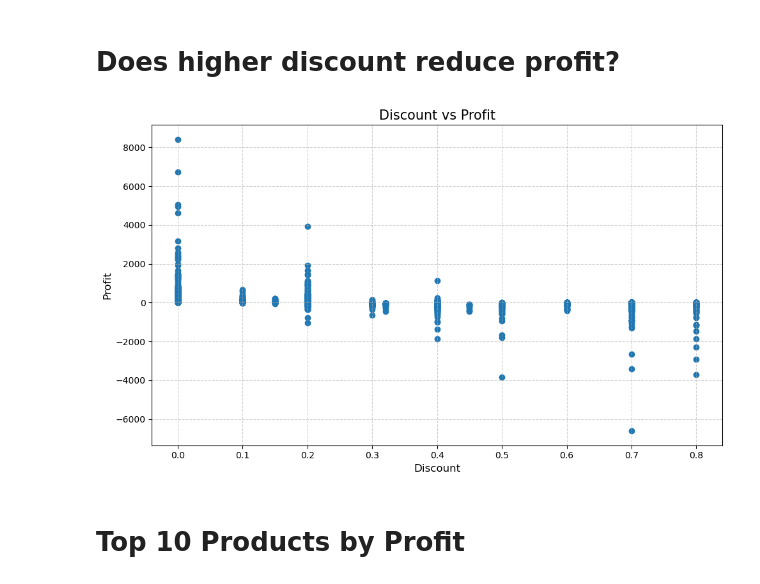
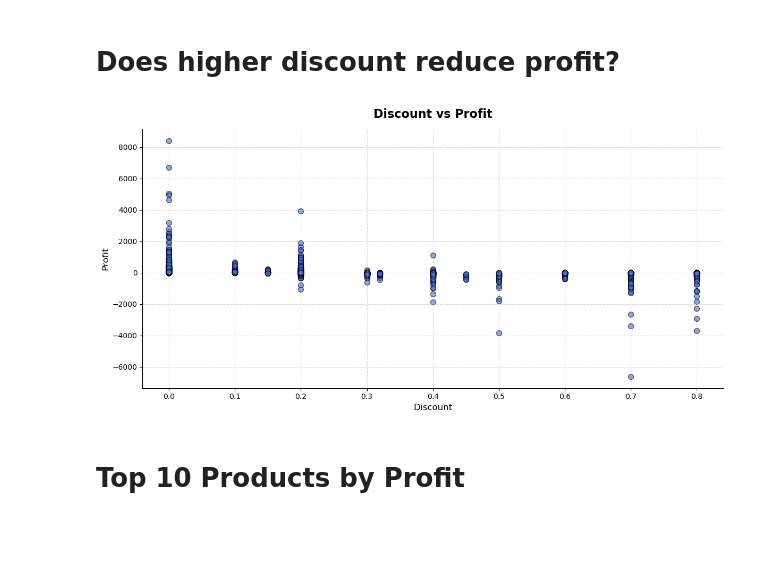
Before and after one commit to nilesh-2006/E-Commerce-Sales-Analysis, a Jupyter notebook: notebooks/05_profit_analysis.ipynb, the cells around one changed output. Saved outputs shown, nothing was run; the diff lists cells and outputs as text; code cells hidden in the pictures; blank space fills up the shorter version.

```diff
--- a/notebooks/05_profit_analysis.ipynb
+++ b/notebooks/05_profit_analysis.ipynb
@@ -235,28 +313,37 @@ plt.show()
 # %% [markdown]
 # Does higher discount reduce profit?
 # %%
-plt.figure(figsize=(10,6))
+plt.figure(figsize=(12,6))
 
-plt.scatter(df["Discount"], df["Profit"])
+plt.scatter(df["Discount"], df["Profit"],
+            color="royalblue",
+            alpha=0.6,
+            edgecolors="black",
+            s=50)
 
-plt.title("Discount vs Profit", fontsize=15)
+plt.title("Discount vs Profit", fontsize=16, fontweight="bold", pad=15)
 
 plt.xlabel("Discount", fontsize=12)
 
 plt.ylabel("Profit", fontsize=12)
 
-plt.grid(True, linestyle="--", alpha=0.6)
+plt.grid(True, linestyle="--", alpha=0.5)
 
+# Remove Top & Right Border
+plt.gca().spines["top"].set_visible(False)
+plt.gca().spines["right"].set_visible(False)
+
+# Adjust Layout
 plt.tight_layout()
 
 plt.savefig(
     "../visualizations/profits/discount_vs_profit.png",
     dpi=300,
     bbox_inches="tight"
 )
 
 plt.show()
 # %% [output]
-[figure, old version]
+[figure, new version]
 # %% [markdown]
 # Top 10 Products by Profit
```
Also changed, not shown: parts of 10 cells of this notebook, 1 other file.
